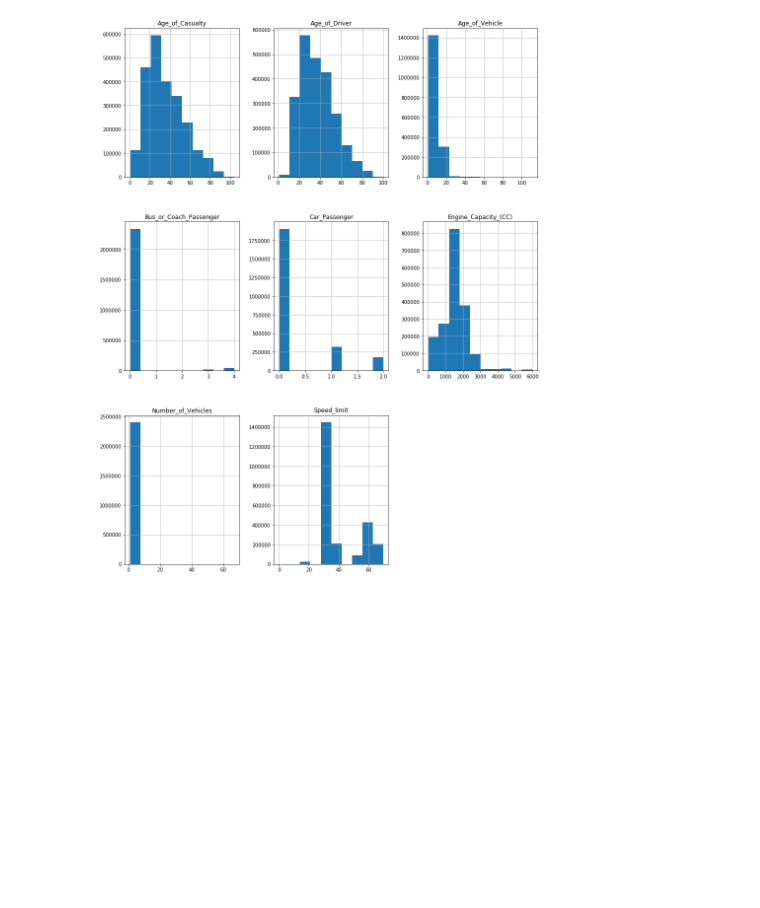
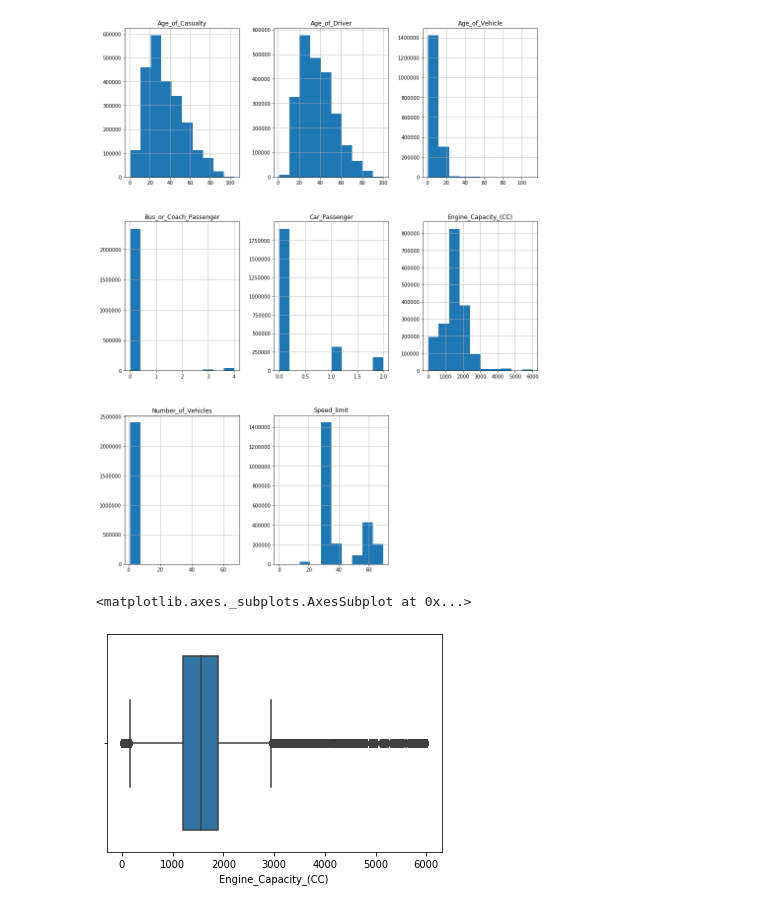
Before and after one commit to ChenTaHung/Business-Data-Analytics, a Jupyter notebook: Step 3_Data Manipulation.ipynb, the cells around one changed output. Saved outputs shown, nothing was run; the diff lists cells and outputs as text; code cells hidden in the pictures; blank space fills up the shorter version.

```diff
--- a/Step 3_Data Manipulation.ipynb
+++ b/Step 3_Data Manipulation.ipynb
@@ -320,5 +322,10 @@ array([[<matplotlib.axes._subplots.AxesSubplot object at 0x...>,
         <matplotlib.axes._subplots.AxesSubplot object at 0x...>]],
       dtype=object)
 [figure]
+# %%
+sns.boxplot(x = "Engine_Capacity_(CC)", data = Data)
+# %% [output]
+<matplotlib.axes._subplots.AxesSubplot at 0x...>
+[figure, added]
 # %%
 Data.to_csv("/Users/user/Desktop/自動化/Data_For_Model.csv", index = False)
```
Also changed, not shown: parts of 1 cell of this notebook, 1 other file.
